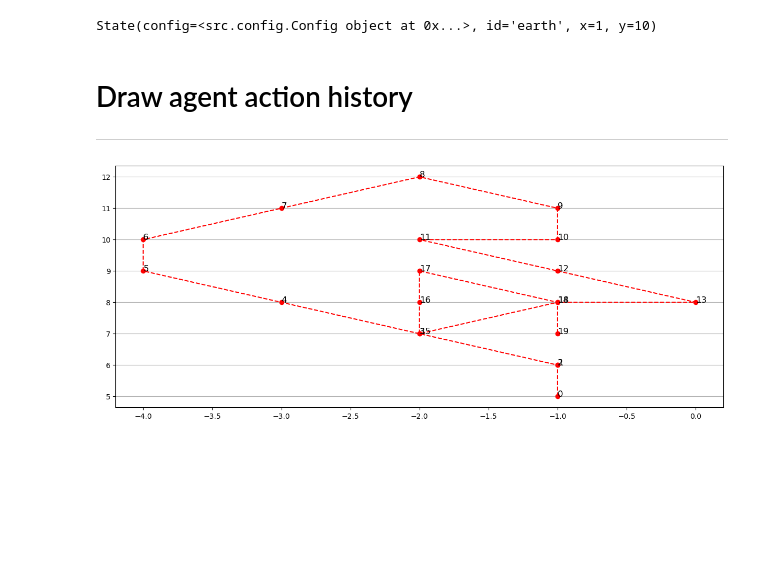
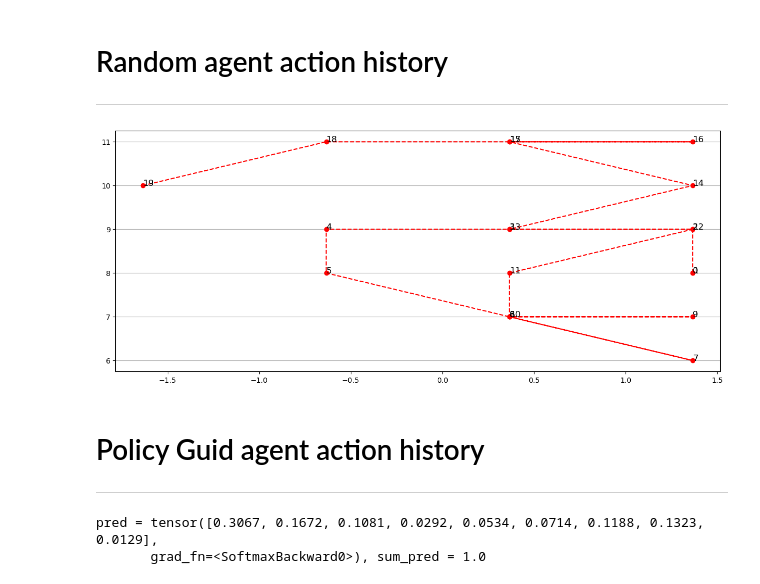
Before and after one commit to Chengbai/rf_agent, a Jupyter notebook: agent.ipynb, the cells around one changed output. Cells and saved outputs as stored; diff of their text form; code cells hidden in the pictures; blank space fills up the shorter version.

Commit message:
Add episode

```diff
--- a/agent.ipynb
+++ b/agent.ipynb
@@ -30,9 +18,7 @@ agent = Agent.create_from(id="earth", state=state)
-# %%
-state
-# %% [output]
-State(config=<src.config.Config object at 0x...>, id='earth', x=1, y=10)
 # %% [markdown]
-# Draw agent action history
+# Random agent action history
 ----
+# %%
+episode = Episode.new()
 # %%
 for step in range(20):
@@ -41,7 +29,10 @@ for step in range(20):
 # %%
 fig = plt.figure(figsize=(15, 6))
 ax = fig.add_subplot(1, 1, 1)
-world.viz(ax=ax, agent=agent, config=config)
+episode.world.viz(ax=ax, agent=episode.agent, config=episode.config)
 plt.show()
 # %% [output]
-[figure, old version]
+[figure, new version]
+# %% [markdown]
+# Policy Guid agent action history
+----
@@ -47,0 +41,11 @@ plt.show()
+# %%
+for step in range(20):
+    pred = episode.policy.forward(torch.tensor(episode.state.to_tensor()))
+
+    print(f"pred = {pred}, sum_pred = {torch.sum(pred)}")
+
+    action_idx = torch.argmax(pred)
+    # agent.take_action(action=Action.create_from(config=config, action_idx=action_idx))
+# %% [output]
+pred = tensor([0.3067, 0.1672, 0.1081, 0.0292, 0.0534, 0.0714, 0.1188, 0.1323, 0.0129],
+       grad_fn=<SoftmaxBackward0>), sum_pred = 1.0
```
Also changed, not shown: parts of 6 cells of this notebook, 5 other files.
